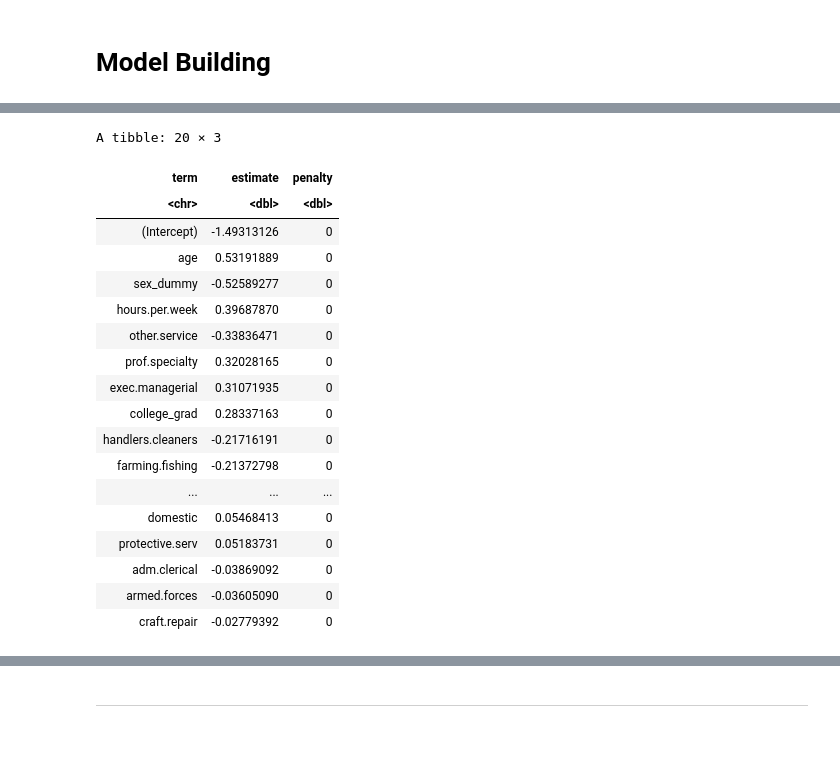
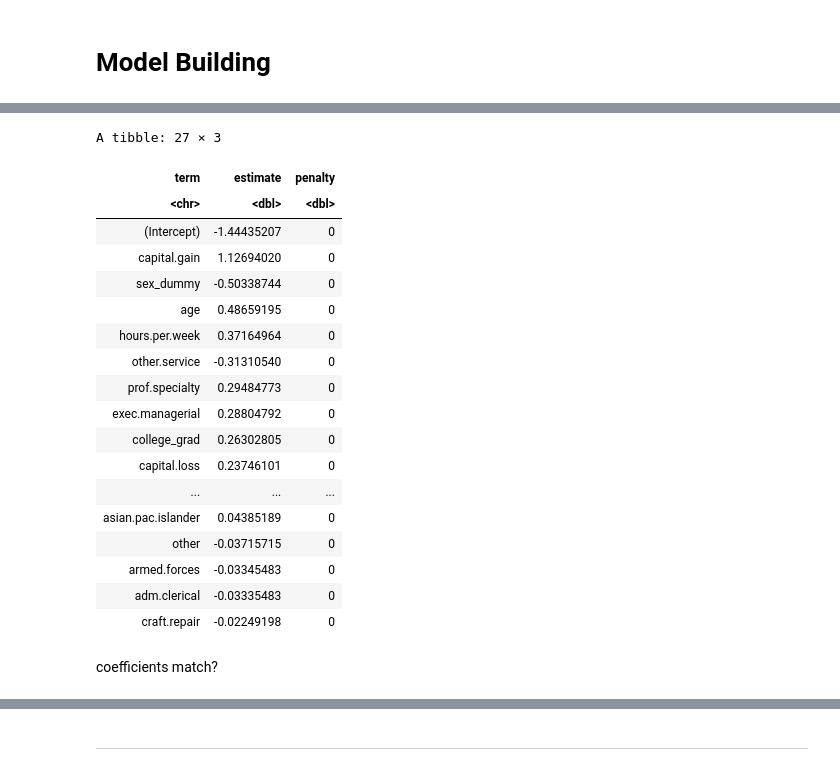
Before and after one commit to calvingdu/dsci100-003-23, a Jupyter notebook: src/project/project.ipynb, the cells around one changed output, grey strips where cells are left out. Saved outputs shown, nothing was run; the diff lists cells and outputs as text; code cells hidden in the pictures; blank space fills up the shorter version.

```diff
--- a/src/project/project.ipynb
+++ b/src/project/project.ipynb
@@ -94,6 +76,6 @@ This is also some tidying to do. We can initially see that there are some missin
 # %%
 filtered_df <- df_train |>
-  select(age, education, occupation, sex,
+  select(age, education, occupation, sex, race,
          capital.gain, capital.loss, hours.per.week, native.country, income) |>
   filter(occupation != "?")
 # %% [markdown]
@@ -114,8 +108,6 @@ binary_df <- preprocess_binary(filtered_df)
 # %% [markdown]
 ### Dummy Variables for Every Occupation
 # %%
-unique_occupations <- as.list(unique(binary_df$occupation))
-
 # Making a function to use later
 preprocess_occupation <- function(df, occupations){
     for (occ in occupations) {
@@ -125,25 +117,28 @@ preprocess_occupation <- function(df, occupations){
     return(df)
 }
 
-tidy_df <- preprocess_occupation(binary_df, unique_occupations)
+unique_occupations <- as.list(unique(race_df$occupation))
+tidy_df <- preprocess_occupation(race_df, unique_occupations)
 tidy_df <- tidy_df %>% mutate(income = as.factor(income))
 # %% [markdown]
 Below is an function that does all of our pre-processing. It can be verified by checking if the changes we made above are the same as the changes made by the function
 # %%
 process_df <- function(df){
-    filtered_df <- df |>
-        select(age, education, occupation, sex,
-                capital.gain, capital.loss, hours.per.week, native.country, income) |>
-        filter(occupation != "?")
+  filtered_df <- df |>
+  select(age, education, occupation, sex, race,
+         capital.gain, capital.loss, hours.per.week, native.country, income) |>
+  filter(occupation != "?")
 
-    binary_df <- preprocess_binary(filtered_df)
+  binary_df <- preprocess_binary(filtered_df)
 
-    unique_occupations <- as.list(unique(binary_df$occupation))
-    occupations_df <- preprocess_occupation(binary_df, unique_occupations)
+  unique_races <- as.list(unique(binary_df$race))
+  race_df <- preprocess_race(binary_df, unique_races)
 
-    tidy_df <- occupations_df %>% mutate(income = as.factor(income))
+  unique_occupations <- as.list(unique(race_df$occupation))
+  occupations_df <- preprocess_occupation(race_df, unique_occupations)
 
-    return(tidy_df)
+  tidy_df <- occupations_df %>% mutate(income = as.factor(income))
+  return(tidy_df)
 }
 
 processed_df_train <- process_df(df_train)
@@ -299,2 +303,7 @@ Conclusion: The increasing shape of plot after age 75 can be explained by occupa
 # %% [markdown]
 # Model Building
+# %%
+train_df <- process_df(df_train)
+test_df <- process_df(df_test)
+
+colnames(train_df)
@@ -301,48 +322,51 @@ Conclusion: The increasing shape of plot after age 75 can be explained by occupa
 # %%
-
 log_reg_model <- logistic_reg(mixture = double(1), penalty = double(1)) %>%
   set_engine("glmnet") %>%
   set_mode("classification")
 
 log_reg_recipe <- recipe(income ~ age + hours.per.week + income + college_grad
-                         + sex_dummy + domestic
+                         + sex_dummy + domestic + capital.gain + capital.loss
+                         + white + asian.pac.islander + black + other
+                         + amer.indian.eskimo
                          # occupations
                          + exec.managerial + machine.op.inspct + prof.specialty
                          + adm.clerical + sales + transport.moving
                          + craft.repair + other.service + farming.fishing
                          + protective.serv + tech.support + handlers.cleaners
                          + priv.house.serv + armed.forces,
                          data = tidy_df) %>%
   step_scale(all_numeric_predictors()) %>%
   step_center(all_numeric_predictors())
 
-log_reg_fit <- workflow() |>
-  add_recipe(log_reg_recipe) |>
-  add_model(log_reg_model) |>
-  fit(data = tidy_df)
+log_reg_fit <- workflow() %>%
+  add_recipe(log_reg_recipe) %>%
+  add_model(log_reg_model) %>%
+  fit(data = train_df)
 
 model_summary <- tidy(log_reg_fit)
 model_summary %>% arrange(-abs(estimate))
 # %% [output]
-A tibble: 20 × 3
+A tibble: 27 × 3
 | term | estimate | penalty |
 | <chr> | <dbl> | <dbl> |
-| (Intercept) | -1.49313126 | 0 |
-| age | 0.53191889 | 0 |
-| sex_dummy | -0.52589277 | 0 |
-| hours.per.week | 0.39687870 | 0 |
-| other.service | -0.33836471 | 0 |
-| prof.specialty | 0.32028165 | 0 |
-| exec.managerial | 0.31071935 | 0 |
-| college_grad | 0.28337163 | 0 |
-| handlers.cleaners | -0.21716191 | 0 |
-| farming.fishing | -0.21372798 | 0 |
+| (Intercept) | -1.44435207 | 0 |
+| capital.gain | 1.12694020 | 0 |
+| sex_dummy | -0.50338744 | 0 |
+| age | 0.48659195 | 0 |
+| hours.per.week | 0.37164964 | 0 |
+| other.service | -0.31310540 | 0 |
+| prof.specialty | 0.29484773 | 0 |
+| exec.managerial | 0.28804792 | 0 |
+| college_grad | 0.26302805 | 0 |
+| capital.loss | 0.23746101 | 0 |
 | ... | ... | ... |
-| domestic | 0.05468413 | 0 |
-| protective.serv | 0.05183731 | 0 |
-| adm.clerical | -0.03869092 | 0 |
-| armed.forces | -0.03605090 | 0 |
-| craft.repair | -0.02779392 | 0 |
+| asian.pac.islander | 0.04385189 | 0 |
+| other | -0.03715715 | 0 |
+| armed.forces | -0.03345483 | 0 |
+| adm.clerical | -0.03335483 | 0 |
+| craft.repair | -0.02249198 | 0 |
+# %% [markdown]
+coefficients match?
 # %%
 train_df <- process_df(df_train)
 test_df <- process_df(df_test)
```
Also changed, not shown: parts of 18 cells of this notebook, 1 other file.
